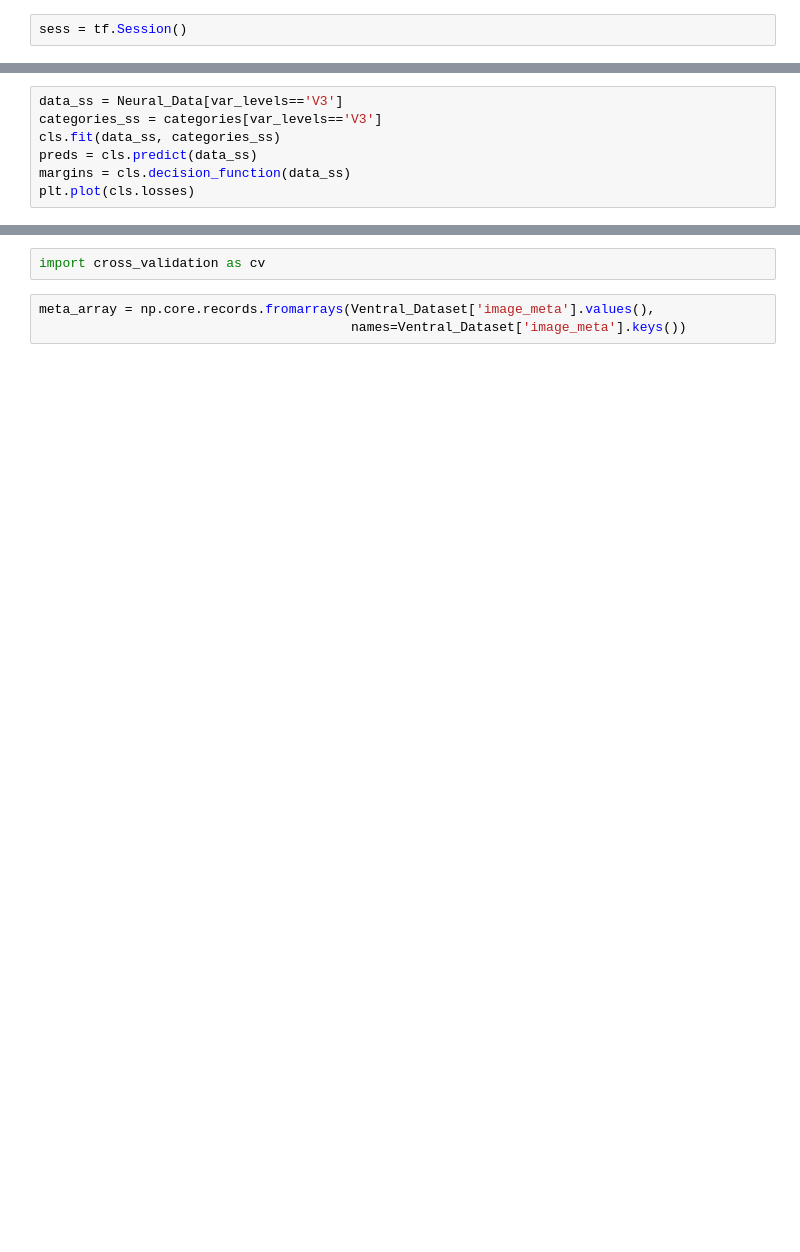
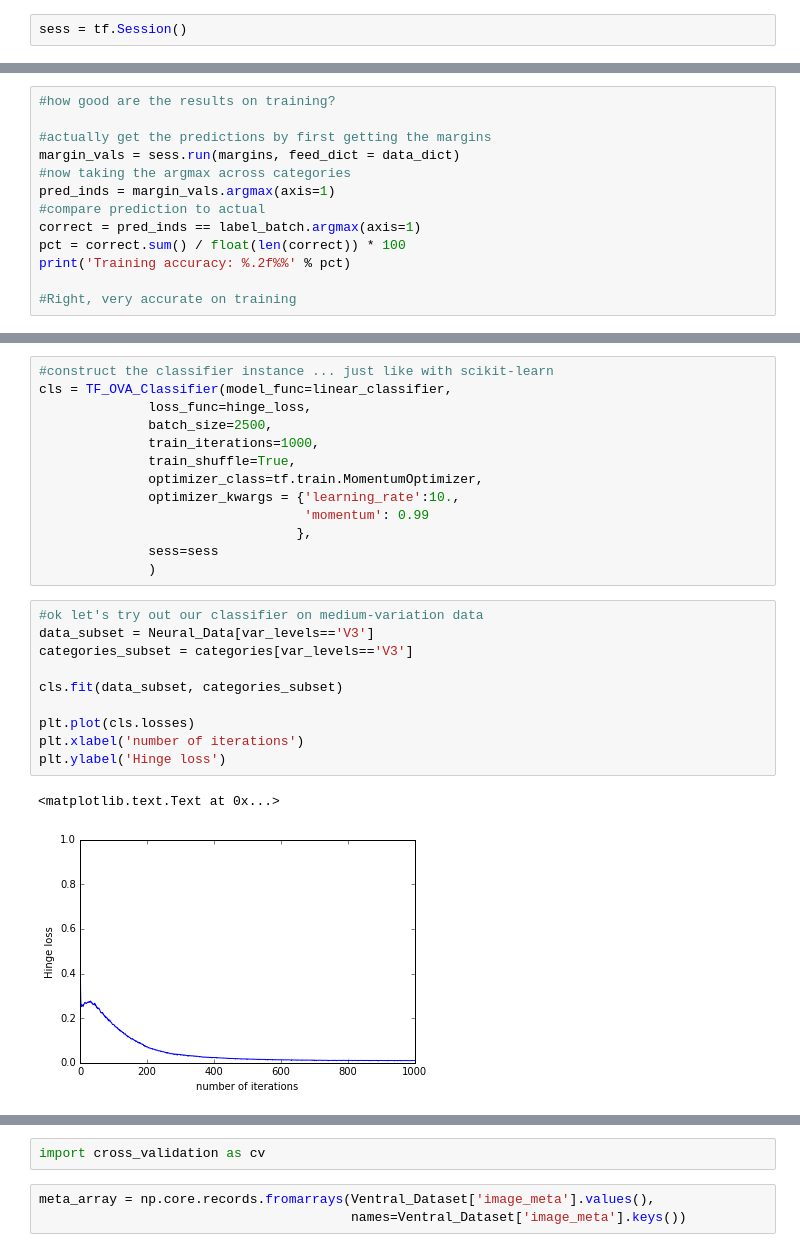
Before and after one commit to neuroailab/psych253, a Jupyter notebook: Lecture10.ipynb, the cells around one changed output, grey strips where cells are left out. Saved outputs shown, nothing was run; the diff lists cells and outputs as text; blank space fills up the shorter version.

```diff
--- a/Lecture10.ipynb
+++ b/Lecture10.ipynb
@@ -417,7 +47,0 @@ cls = tf_classifier(model_func=linear_one_vs_all_classifier,
-# %%
-data_ss = Neural_Data[var_levels=='V3']
-categories_ss = categories[var_levels=='V3']
-cls.fit(data_ss, categories_ss)
-preds = cls.predict(data_ss)
-margins = cls.decision_function(data_ss)
-plt.plot(cls.losses)
@@ -426,0 +202,13 @@ plt.plot(cls.losses)
+# %%
+#how good are the results on training?
+
+#actually get the predictions by first getting the margins
+margin_vals = sess.run(margins, feed_dict = data_dict)
+#now taking the argmax across categories
+pred_inds = margin_vals.argmax(axis=1)
+#compare prediction to actual
+correct = pred_inds == label_batch.argmax(axis=1)
+pct = correct.sum() / float(len(correct)) * 100
+print('Training accuracy: %.2f%%' % pct)
+
+#Right, very accurate on training
@@ -426,0 +459,26 @@ plt.plot(cls.losses)
+# %%
+#construct the classifier instance ... just like with scikit-learn
+cls = TF_OVA_Classifier(model_func=linear_classifier,
+              loss_func=hinge_loss,
+              batch_size=2500,
+              train_iterations=1000,
+              train_shuffle=True,
+              optimizer_class=tf.train.MomentumOptimizer,
+              optimizer_kwargs = {'learning_rate':10.,
+                                  'momentum': 0.99
+                                 },
+              sess=sess
+              )
+# %%
+#ok let's try out our classifier on medium-variation data
+data_subset = Neural_Data[var_levels=='V3']
+categories_subset = categories[var_levels=='V3']
+
+cls.fit(data_subset, categories_subset)
+
+plt.plot(cls.losses)
+plt.xlabel('number of iterations')
+plt.ylabel('Hinge loss')
+# %% [output]
+<matplotlib.text.Text at 0x...>
+[figure, added]
```
Also changed, not shown: parts of 64 cells of this notebook, 1 other file.
